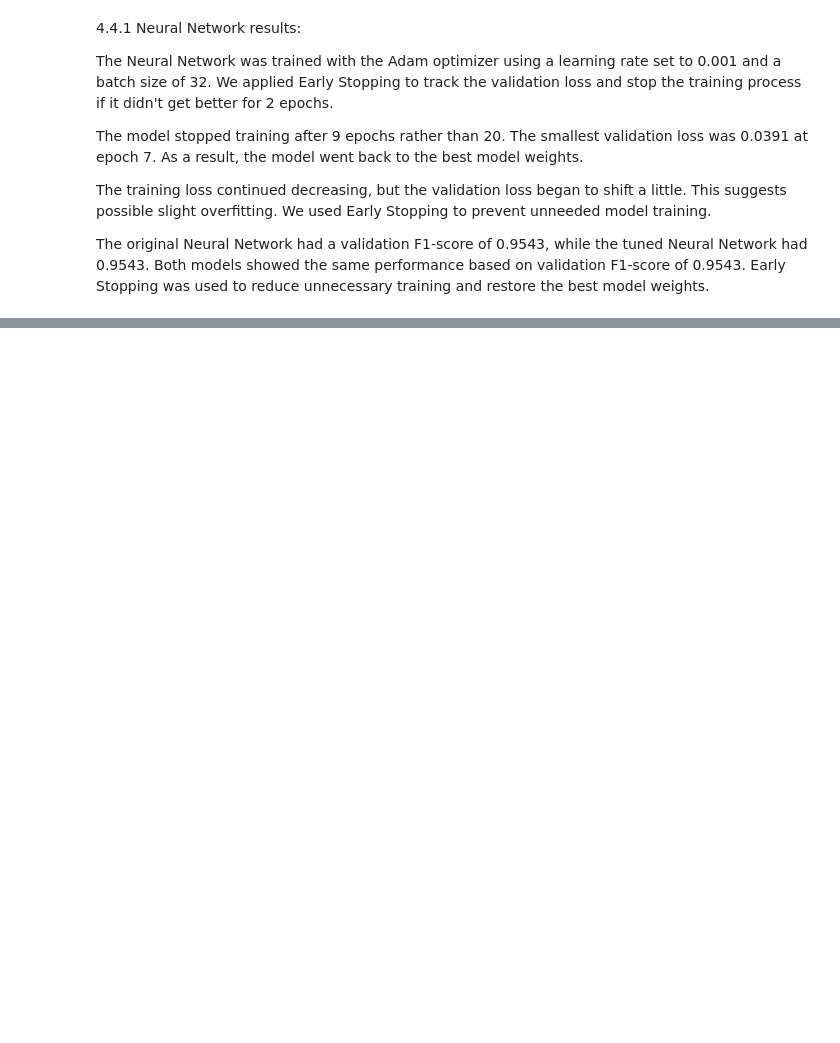
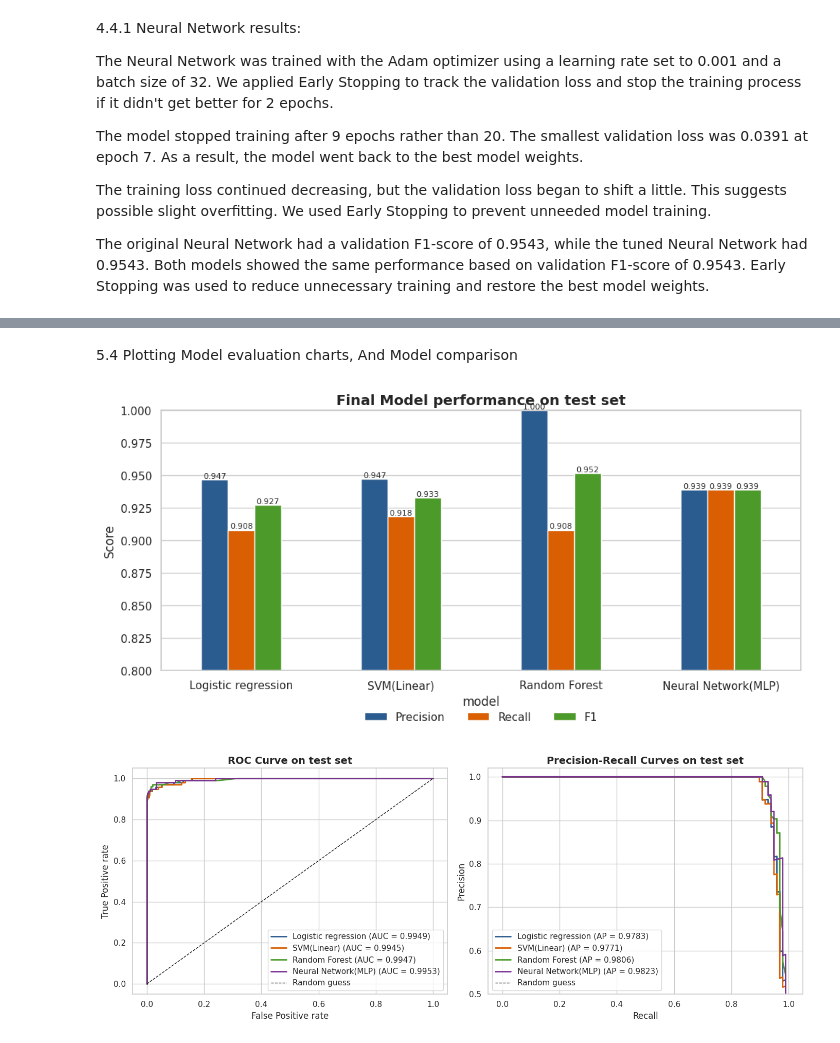
Before and after one commit to ghadahbamuniif-pixel/DS471-SMS-Spam-Detection, a Jupyter notebook: stage1,2.ipynb, the cells around one changed output, grey strips where cells are left out. Drawn from its saved outputs; the diff is of its cells as text; code cells hidden in the pictures; blank space fills up the shorter version.

```diff
--- a/stage1,2.ipynb
+++ b/stage1,2.ipynb
@@ -911,0 +1026,46 @@ The original Neural Network had a validation F1-score of 0.9543, while the tuned
+# %% [markdown]
+5.4 Plotting Model evaluation charts, And Model comparison
+# %%
+# 5.4.1 Precision, Recall, F1 charts
+plot_df = test_df[['Precision', 'Recall', 'F1']]
+ax = plot_df.plot(kind='bar', figsize=(10,5), color=['#2b5c8f', '#d95f02', '#4c9a2a']
+                  ,rot=0)
+ax.set_title('Final Model performance on test set', fontsize=14, fontweight='bold')
+ax.set_ylabel('Score')
+ax.set_ylim(0.8, 1.0)
+ax.grid(axis='x', visible=False)
+ax.legend(loc='upper center', bbox_to_anchor=(0.5, -0.12), ncol=3, frameon=False)
+for container in ax.containers:
+  ax.bar_label(container, fmt='%.3f', fontsize=8)
+plt.tight_layout()
+plt.show
+
+# 5.4.2 ROC-AUC, PR-AUC curves
+fig, axes = plt.subplots(1, 2, figsize=(14, 5.5))
+colors = ['#2b5c8f', '#d95f02', '#4c9a2a', '#7b3294']
+
+for (name, (prediciton, score)), c in zip(test_out.items(), colors):
+  fpr, tpr, _ = roc_curve(y_test_arr, score)
+  axes[0].plot(fpr, tpr, color=c, lw=2, label=f"{name} (AUC = {roc_auc_score(y_test_arr, score):.4f})")
+
+  prec, rec, _ = precision_recall_curve(y_test_arr, score)
+  axes[1].plot(rec, prec, color=c, lw=2, label=f"{name} (AP = {average_precision_score(y_test_arr, score):.4f})")
+
+axes[0].plot([0,1], [0,1], 'k--', lw=1, label='Random guess')
+axes[0].set_title('ROC Curve on test set', fontsize=14, fontweight='bold')
+axes[0].set_xlabel('False Positive rate')
+axes[0].set_ylabel('True Positive rate')
+axes[0].legend(loc='lower right')
+
+axes[1].axhline(y_test_arr.mean(), color='k', ls='--', lw=1, label='Random guess')
+axes[1].set_title('Precision-Recall Curves on test set', fontsize=14, fontweight='bold')
+axes[1].set_xlabel('Recall')
+axes[1].set_ylabel('Precision')
+axes[1].set_ylim(0.5, 1.02)
+axes[1].legend(loc='lower left')
+
+plt.tight_layout()
+plt.show()
+# %% [output]
+[figure, added]
+[figure, added]
```
Also changed, not shown: parts of 25 cells of this notebook.
